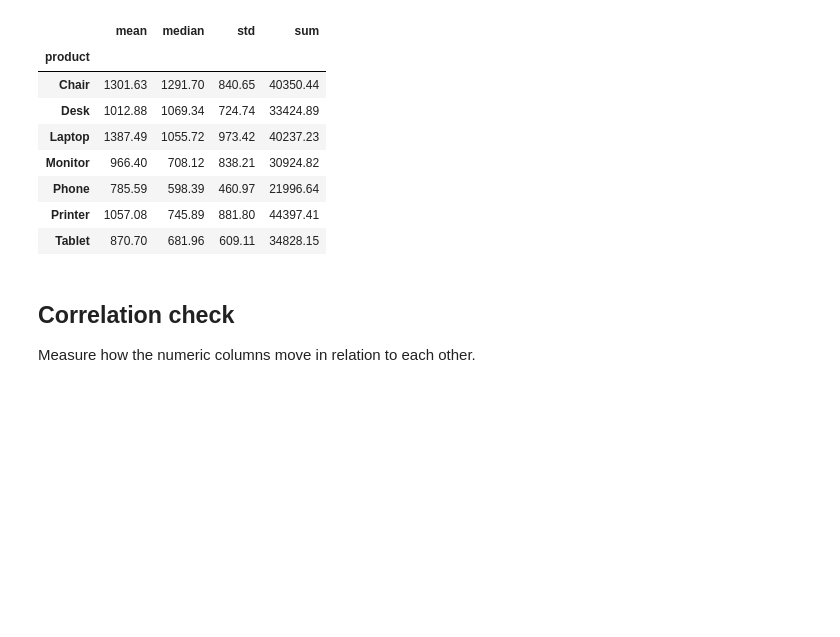
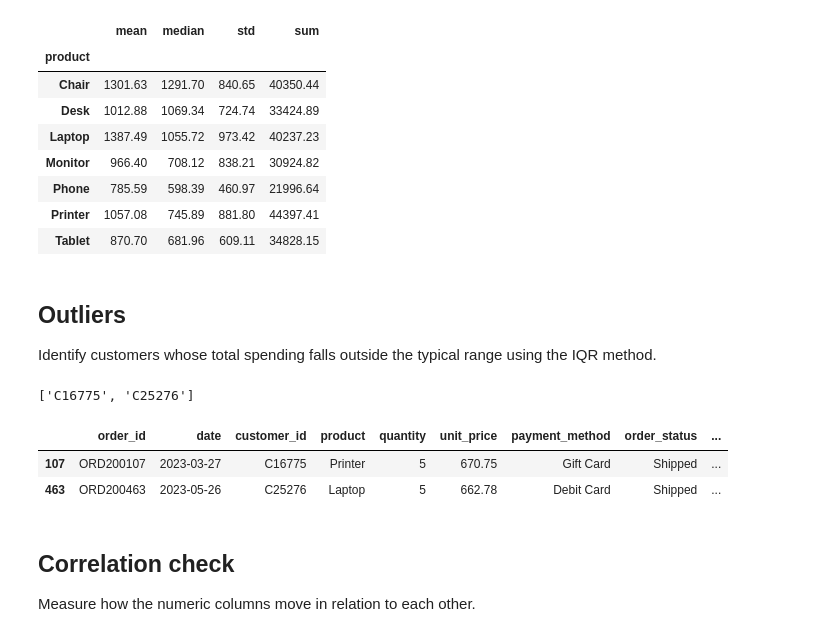
Before and after one commit to yezaw-zafki/project_portfolios, a Jupyter notebook: Decodelab Project/Python/Decodelab Data.ipynb, the cells around one changed output. Saved outputs shown, nothing was run; the diff lists cells and outputs as text; code cells hidden in the pictures; blank space fills up the shorter version.

```diff
--- a/Decodelab Project/Python/Decodelab Data.ipynb
+++ b/Decodelab Project/Python/Decodelab Data.ipynb
@@ -296,6 +326,32 @@ df_shipped.groupby("product")["total_price"].agg(
 | Phone | 785.59 | 598.39 | 460.97 | 21996.64 |
 | Printer | 1057.08 | 745.89 | 881.80 | 44397.41 |
 | Tablet | 870.70 | 681.96 | 609.11 | 34828.15 |
+# %% [markdown]
+## Outliers
+Identify customers whose total spending falls outside the typical range using the IQR method.
+# %%
+# Calculate each customer's total spending
+df_total_price = df_shipped.groupby('customer_id')['total_price'].sum()
+# Calculate the interquartile range and outlier boundaries
+iqr_total_price = stats.iqr(df_total_price)
+upper_limit = np.quantile(df_total_price, 0.75) + 1.5 * iqr_total_price
+lower_limit = np.quantile(df_total_price, 0.25) - 1.5 * iqr_total_price
+
+# Store customers whose spending is outside the IQR boundaries
+outliers = []
+for customer, total_price in df_total_price.items():
+    if total_price < lower_limit or total_price > upper_limit:
+        outliers.append(customer)
+print(outliers)
+# %% [output]
+['C16775', 'C25276']
+# %%
+# Display the original rows for the identified outlier customers
+df[df['customer_id'].isin(outliers)]
+# %% [output]
+|  | order_id | date | customer_id | product | quantity | unit_price | payment_method | order_status | ... |
+| 107 | ORD200107 | 2023-03-27 | C16775 | Printer | 5 | 670.75 | Gift Card | Shipped | ... |
+| 463 | ORD200463 | 2023-05-26 | C25276 | Laptop | 5 | 662.78 | Debit Card | Shipped | ... |
 # %% [markdown]
 ## Correlation check
 Measure how the numeric columns move in relation to each other.
```
Also changed, not shown: parts of 5 cells of this notebook.
